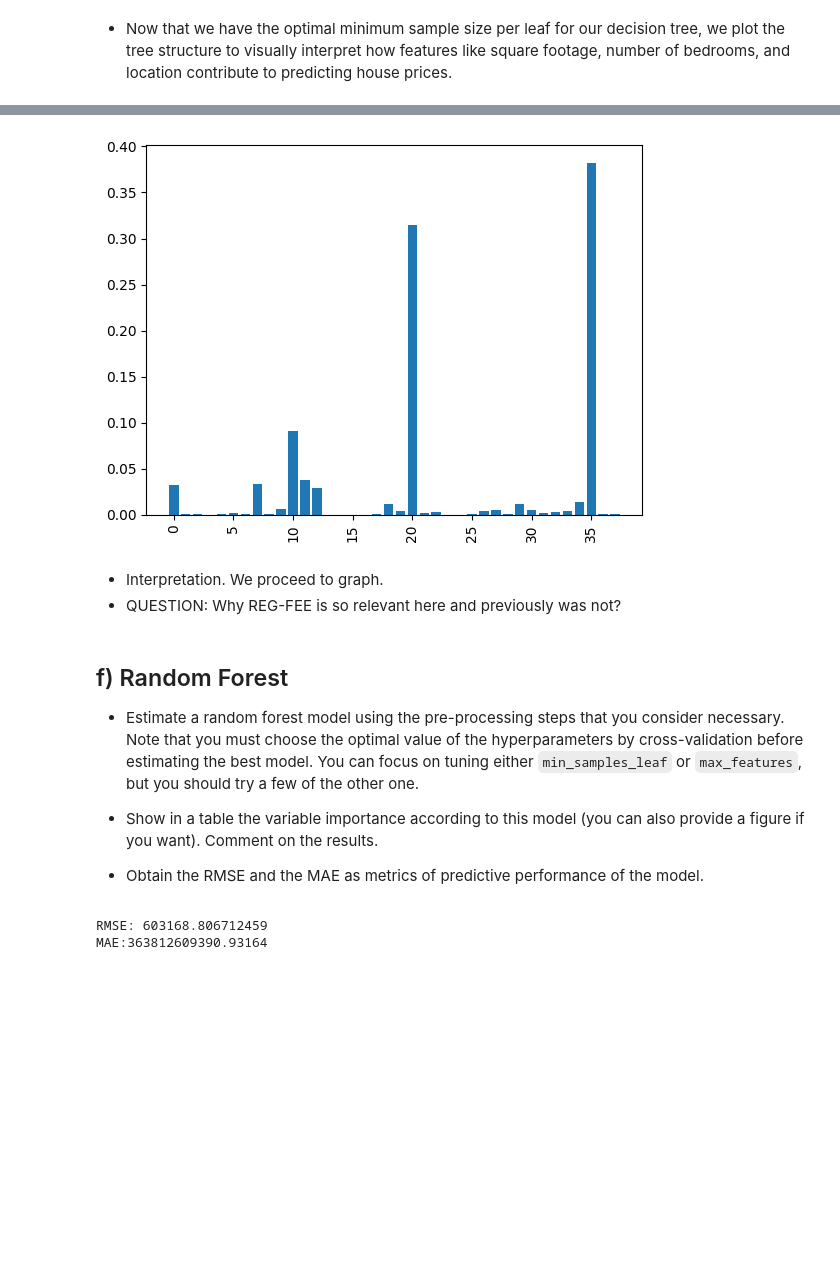
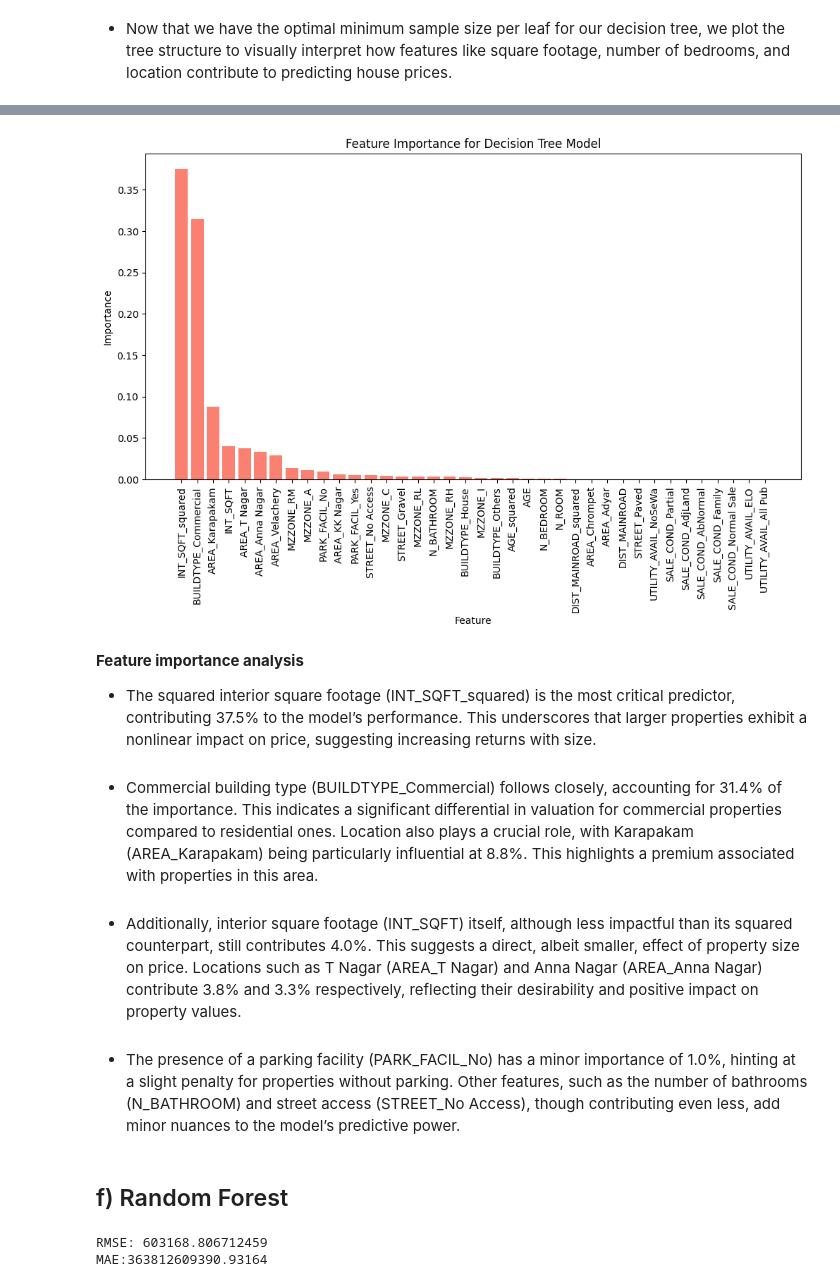
Before and after one commit to JoseEliasDuranRoa/Prediction-Models-for-Housing-Prices-in-Chennai, a Jupyter notebook: ProblemSet1_DuránRoa_JoséElías.ipynb, the cells around one changed output, grey strips where cells are left out. Drawn from its saved outputs; the diff is of its cells as text; code cells hidden in the pictures; blank space fills up the shorter version.

```diff
--- a/ProblemSet1_DuránRoa_JoséElías.ipynb
+++ b/ProblemSet1_DuránRoa_JoséElías.ipynb
@@ -656,21 +661,29 @@ importance_df
-# %%
-# Plot importance
-plt.bar(importance.index, importance)
-plt.xticks(rotation='vertical')
-plt.show()
-# %% [output]
-[figure, removed]
-# %% [markdown]
-* Interpretation. We proceed to graph.
-* QUESTION: Why REG-FEE is so relevant here and previously was not?
-# %% [markdown]
-## f) Random Forest
-
-* Estimate a random forest model using the pre-processing steps that you consider necessary. Note that you must choose the optimal value of the hyperparameters by cross-validation before estimating the best model. You can focus on tuning either `min_samples_leaf` or `max_features`, but you should try a few of the other one.
-
-* Show in a table the variable importance according to this model (you can also provide a figure if you want). Comment on the results.
-
-* Obtain the RMSE and the MAE as metrics of predictive performance of the model.
+# %%
+# Sort features by importance
+importance_df_sorted = importance_df.sort_values(by='Importance', ascending=False)
+
+# Plot
+plt.figure(figsize=(12, 6))
+plt.bar(importance_df_sorted['Feature'], importance_df_sorted['Importance'], color='salmon')
+plt.xticks(rotation=90)  # Rotate labels to fit
+plt.xlabel('Feature')
+plt.ylabel('Importance')
+plt.title('Feature Importance for Decision Tree Model')
+plt.show()
+# %% [output]
+[figure, added]
+# %% [markdown]
+
+**Feature importance analysis**
+* The squared interior square footage (INT_SQFT_squared) is the most critical predictor, contributing 37.5% to the model’s performance. This underscores that larger properties exhibit a nonlinear impact on price, suggesting increasing returns with size.
+<br><br>
+* Commercial building type (BUILDTYPE_Commercial) follows closely, accounting for 31.4% of the importance. This indicates a significant differential in valuation for commercial properties compared to residential ones. Location also plays a crucial role, with Karapakam (AREA_Karapakam) being particularly influential at 8.8%. This highlights a premium associated with properties in this area.
+<br><br>
+* Additionally, interior square footage (INT_SQFT) itself, although less impactful than its squared counterpart, still contributes 4.0%. This suggests a direct, albeit smaller, effect of property size on price. Locations such as T Nagar (AREA_T Nagar) and Anna Nagar (AREA_Anna Nagar) contribute 3.8% and 3.3% respectively, reflecting their desirability and positive impact on property values.
+<br><br>
+* The presence of a parking facility (PARK_FACIL_No) has a minor importance of 1.0%, hinting at a slight penalty for properties without parking. Other features, such as the number of bathrooms (N_BATHROOM) and street access (STREET_No Access), though contributing even less, add minor nuances to the model’s predictive power.
+# %% [markdown]
+## f) Random Forest
 # %%
 from sklearn.ensemble import RandomForestRegressor
 
```
Also changed, not shown: parts of 17 cells of this notebook.
